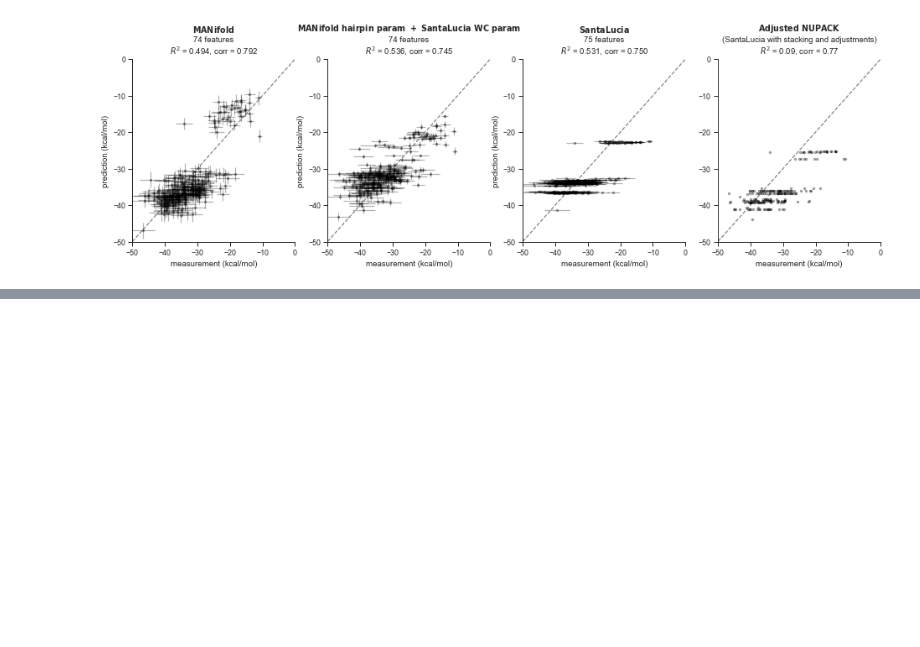
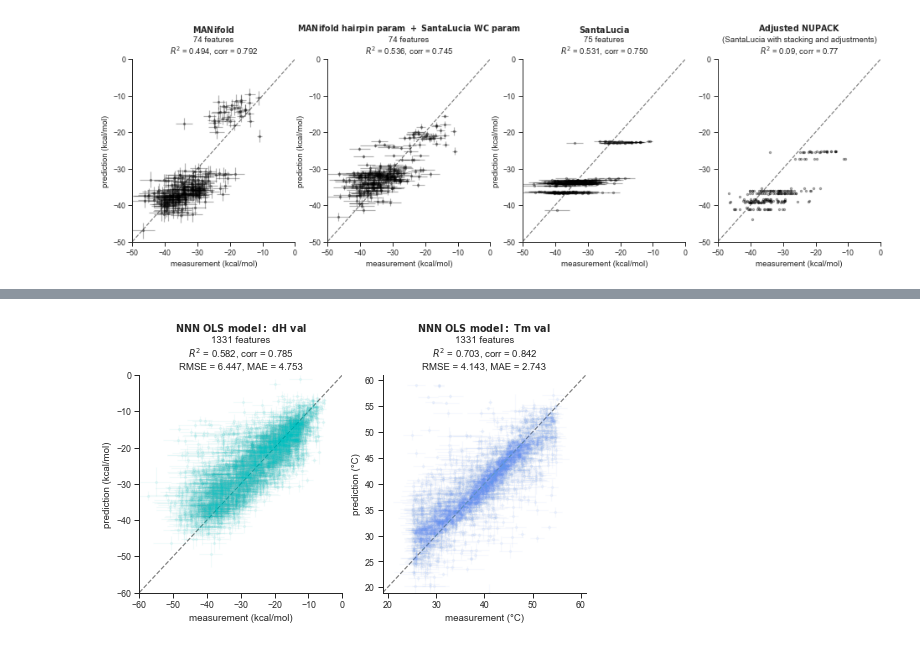
Before and after one commit to keyuxi/nnn_analysis, a Jupyter notebook: 220714_NN_fit.ipynb, the cells around one changed output, grey strips where cells are left out. Saved outputs shown, nothing was run; the diff lists cells and outputs as text; code cells hidden in the pictures; blank space fills up the shorter version.

```diff
--- a/220714_NN_fit.ipynb
+++ b/220714_NN_fit.ipynb
@@ -120,0 +186,19 @@ import numpy
+# %%
+def get_X_y(arr, split_dict, param, feats=None, split='train'):
+    """
+    Returns:
+        feats - DataFrame, needs .values when fed into LinearRegressionSVD
+    """
+    assert split_dict is not None
+    seqids = split_dict[split+'_ind']
+    if feats is not None:
+        X = feats.loc[seqids, :].values
+    else:
+        feats = mf.get_feature_count_matrix(arr, feature_method='get_feature_list',
+                                            fit_intercept=False, symmetry=False)
+        X = feats.values
+    df = arr.loc[seqids, :]
+    y = df[param].values
+    y_err = df[param+'_se'].values
+
+    return dict(X=X, y=y, y_err=y_err, feature_names=feats.columns.tolist(), param=param, split=split)
@@ -120,0 +221,6 @@ import numpy
+# %%
+%%time
+arr, data_split_dict = fileio.read_ml_data('./data/models/raw', append_2_arr=True)
+feats = mf.get_feature_count_matrix(arr, feature_method='get_feature_list',
+                                    fit_intercept=False, symmetry=False, sep_base_stack=True)
+print(feats.shape)
@@ -120,0 +231,21 @@ import numpy
+# %%
+%%time
+
+def fit_param(arr, data_split_dict, param, feats, ax):
+    color_dict = dict(dH='c', Tm='cornflowerblue')
+    train_data = get_X_y(arr, data_split_dict, param=param, feats=feats, split='train')
+    val_data = get_X_y(arr, data_split_dict, param=param, feats=feats, split='val')
+
+    lr = util.LinearRegressionSVD()
+    lr.fit(train_data['X'], train_data['y'], train_data['y_err'], feature_names=train_data['feature_names'],
+           skip_rank=False)
+
+    plotting.plot_truth_predict(lr, val_data, ax=ax, title='NNN OLS model',
+                            color=color_dict[param], alpha=.05)
+
+fig, ax = plt.subplots(1, 2, figsize=(8,4))
+fit_param(arr, data_split_dict, param='dH', feats=feats, ax=ax[0])
+fit_param(arr, data_split_dict, param='Tm', feats=feats, ax=ax[1])
+
+util.save_fig('./fig/models/ols/validation_220824_sep_base_stack_mm_asym.pdf', fig)
+# %% [output]
@@ -120,0 +256 @@ import numpy
+[figure, added]
```
Also changed, not shown: parts of 39 cells of this notebook, 12 other files.
